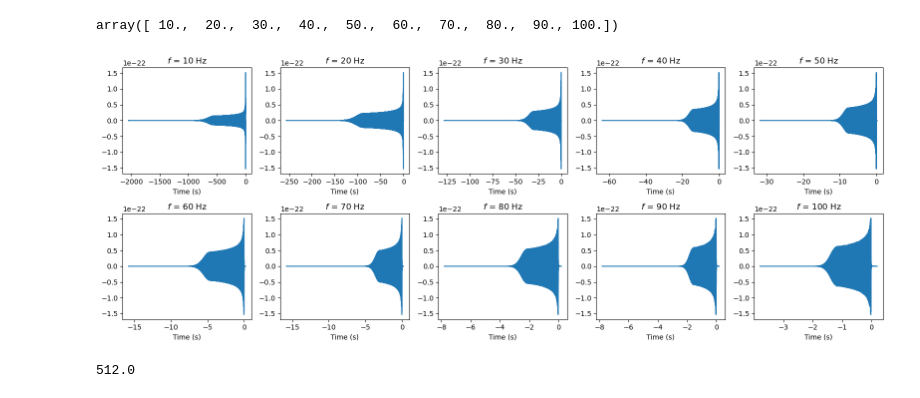
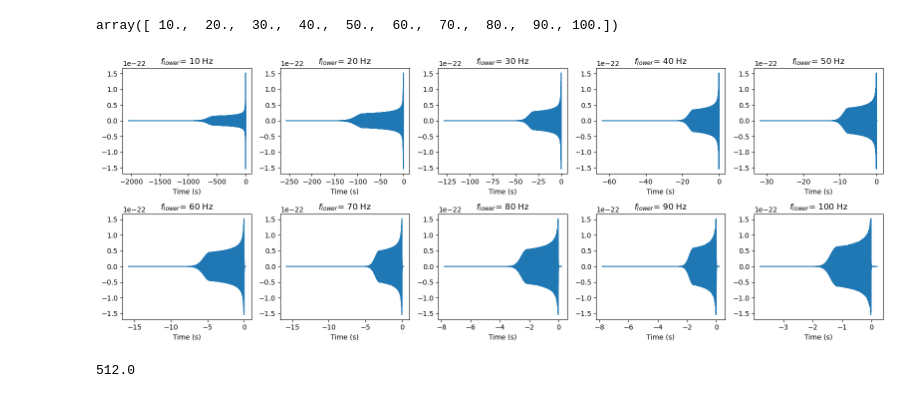
Before and after one commit to tttiago/dataset_generation, a Jupyter notebook: explore_generation_params.ipynb, the cells around one changed output. Drawn from its saved outputs; the diff is of its cells as text; code cells hidden in the pictures.

Commit message:
Fixed plot title.

```diff
--- a/explore_generation_params.ipynb
+++ b/explore_generation_params.ipynb
@@ -110,12 +110,12 @@ for freq in freqs:
 # %%
 fig, axs = plt.subplots(2, 5, figsize=(16, 6))
 for ith_ax, ax in enumerate(axs.flatten()):
     ax.plot(hps[ith_ax].sample_times, hps[ith_ax])
-    ax.set_title(f'$f$ = {freqs[ith_ax]:.0f} Hz')
+    ax.set_title('$f_{lower}$' f'= {freqs[ith_ax]:.0f} Hz')
     ax.set_xlabel('Time (s)')
 fig.tight_layout()
 # %% [output]
-[figure, old version]
+[figure, new version]
 # %%
 len(hps[0]) / len(hps[9])
 # %% [output]
```
Also changed, not shown: parts of 1 cell of this notebook.
